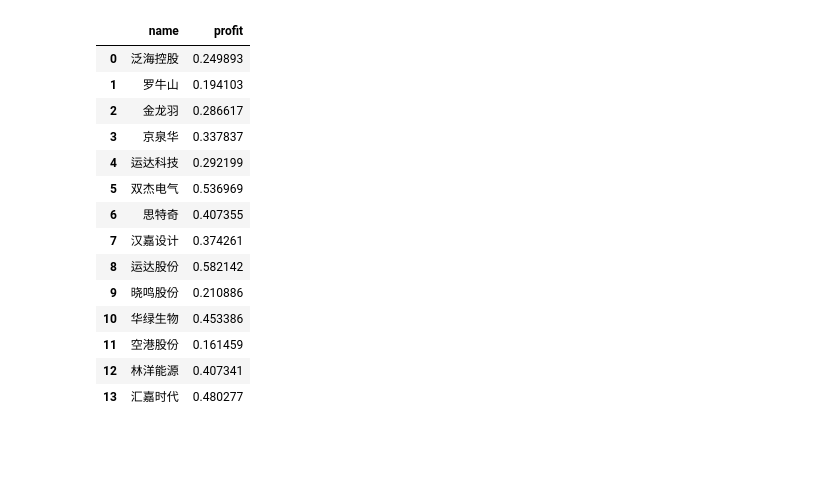
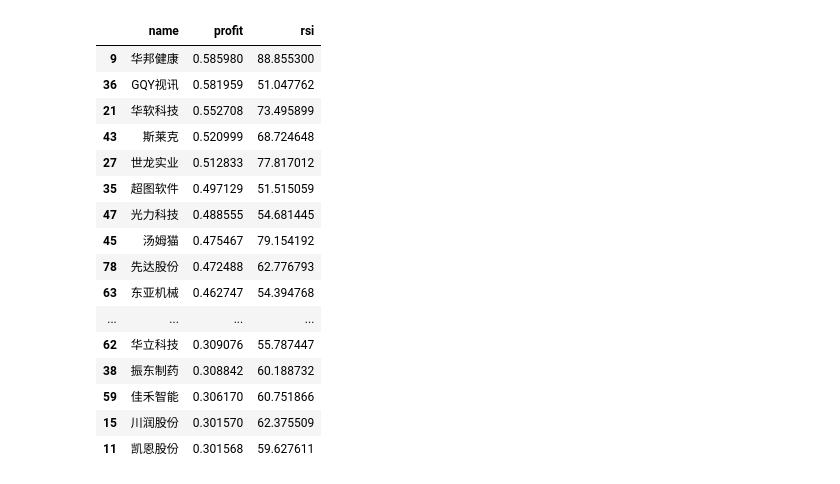
Before and after one commit to zillionare/alpha, a Jupyter notebook: alpha/notebook/wildguess.ipynb, the cells around one changed output. Saved outputs shown, nothing was run; the diff lists cells and outputs as text; code cells hidden in the pictures; blank space fills up the shorter version.

```diff
--- a/alpha/notebook/wildguess.ipynb
+++ b/alpha/notebook/wildguess.ipynb
@@ -33,5 +33,5 @@ df = await guess.scan("1d", profit=0.2)
 df[(df.pred_profit<0.3) & (df.vf_2 < 0)]
 # %%
 zgc = ZGCStrategy()
-df = await zgc.scan("1d")
+df = await zgc.scan(profit=0.25)
 # %% [output]
@@ -63,18 +83,20 @@ ValueError: invalid literal for int() with base 10: 'null'
 # %%
-df
+df[(df.profit>0.3) &(df.profit<0.6)& (df.rsi<94)].sort_values(by='profit', ascending=False)
 # %% [output]
-|  | name | profit |
-| 0 | 泛海控股 | 0.249893 |
-| 1 | 罗牛山 | 0.194103 |
-| 2 | 金龙羽 | 0.286617 |
-| 3 | 京泉华 | 0.337837 |
-| 4 | 运达科技 | 0.292199 |
-| 5 | 双杰电气 | 0.536969 |
-| 6 | 思特奇 | 0.407355 |
-| 7 | 汉嘉设计 | 0.374261 |
-| 8 | 运达股份 | 0.582142 |
-| 9 | 晓鸣股份 | 0.210886 |
-| 10 | 华绿生物 | 0.453386 |
-| 11 | 空港股份 | 0.161459 |
-| 12 | 林洋能源 | 0.407341 |
-| 13 | 汇嘉时代 | 0.480277 |
+|  | name | profit | rsi |
+| 9 | 华邦健康 | 0.585980 | 88.855300 |
+| 36 | GQY视讯 | 0.581959 | 51.047762 |
+| 21 | 华软科技 | 0.552708 | 73.495899 |
+| 43 | 斯莱克 | 0.520999 | 68.724648 |
+| 27 | 世龙实业 | 0.512833 | 77.817012 |
+| 35 | 超图软件 | 0.497129 | 51.515059 |
+| 47 | 光力科技 | 0.488555 | 54.681445 |
+| 45 | 汤姆猫 | 0.475467 | 79.154192 |
+| 78 | 先达股份 | 0.472488 | 62.776793 |
+| 63 | 东亚机械 | 0.462747 | 54.394768 |
+| ... | ... | ... | ... |
+| 62 | 华立科技 | 0.309076 | 55.787447 |
+| 38 | 振东制药 | 0.308842 | 60.188732 |
+| 59 | 佳禾智能 | 0.306170 | 60.751866 |
+| 15 | 川润股份 | 0.301570 | 62.375509 |
+| 11 | 凯恩股份 | 0.301568 | 59.627611 |
```
Also changed, not shown: parts of 2 cells of this notebook, 1 other file.
